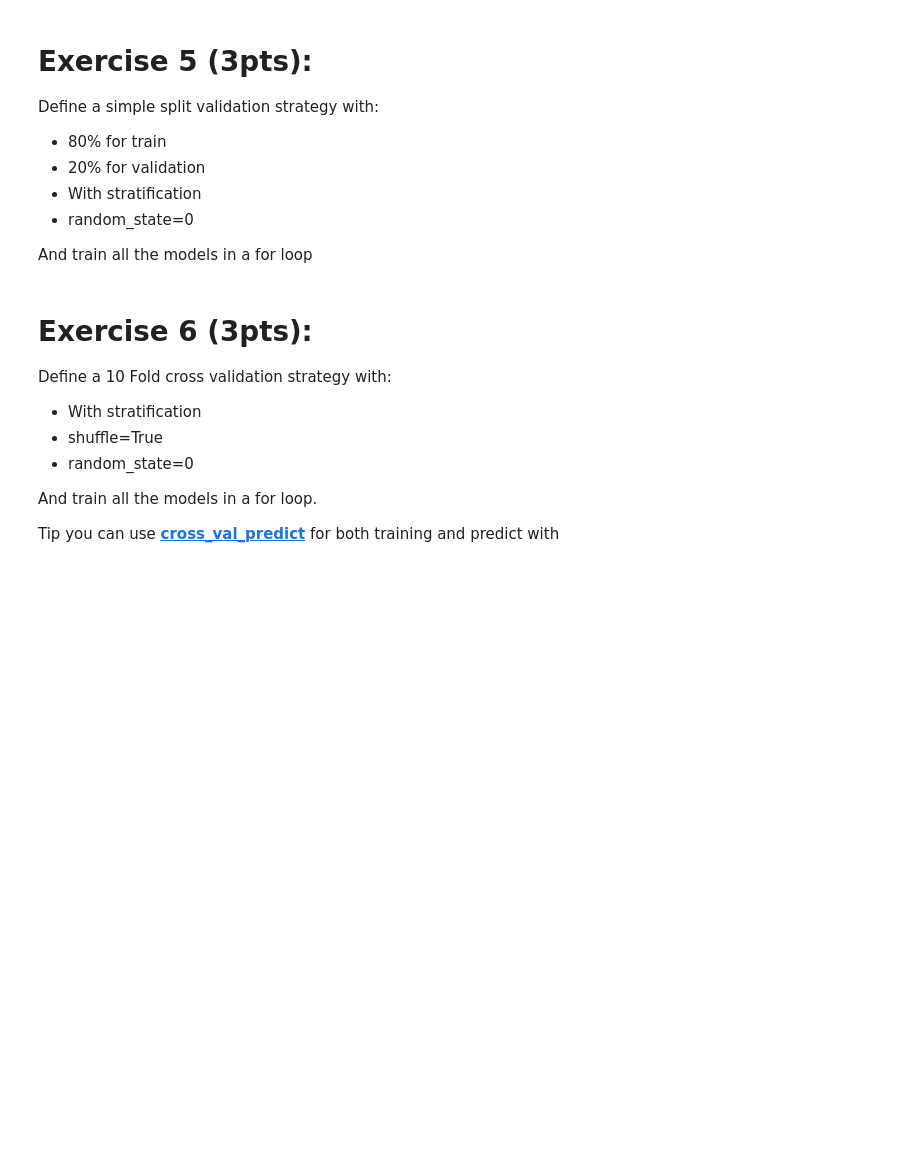
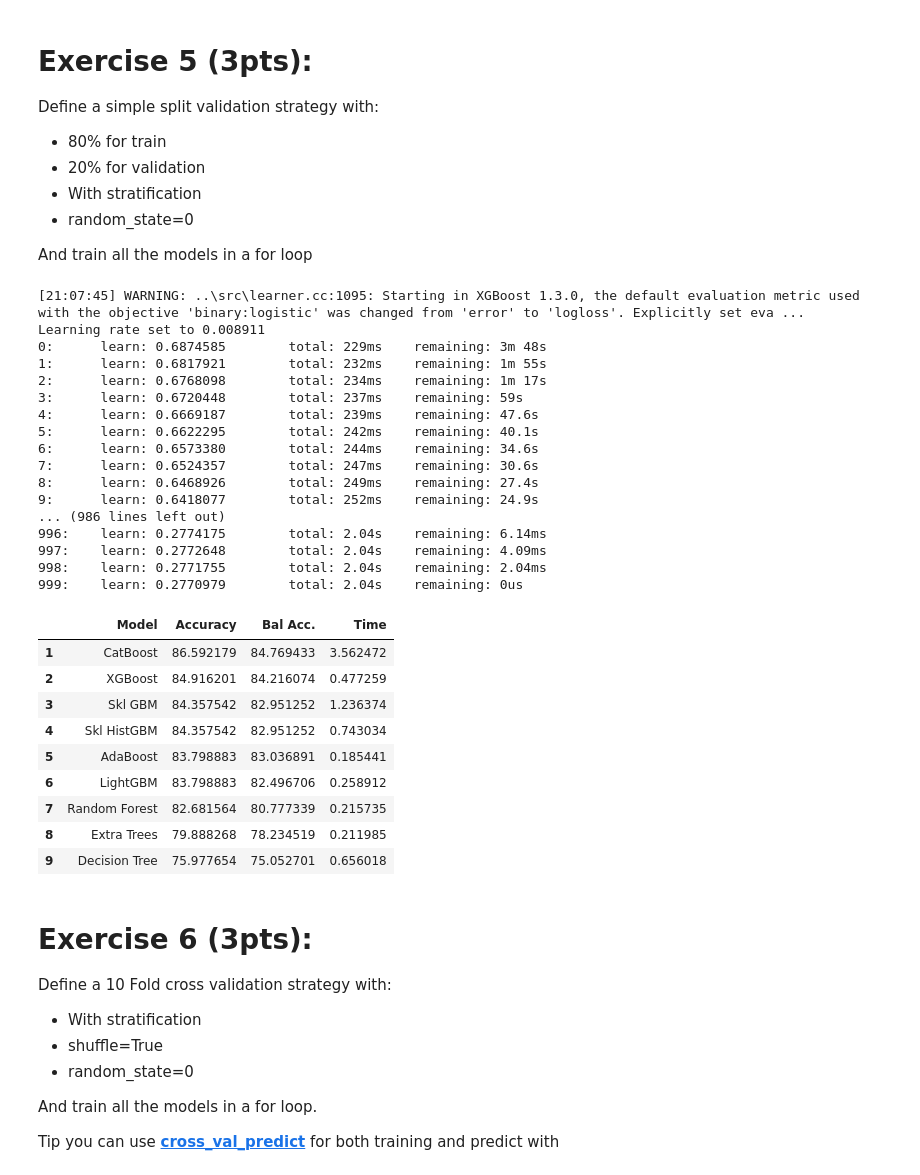
Before and after one commit to Canis-Ignem/nbgrader_submissions, a Jupyter notebook: fe1/18fe1.ipynb, the cells around one changed output. Drawn from its saved outputs; the diff is of its cells as text; code cells hidden in the pictures; blank space fills up the shorter version.

```diff
--- a/fe1/18fe1.ipynb
+++ b/fe1/18fe1.ipynb
@@ -323,11 +328,11 @@ ModuleNotFoundError: No module named 'lightgbm'
 # %%
 """
 tree_classifiers = {
-  "Decision Tree": DecisionTreeClassifier(),
+  "Decision Tree":
   "Extra Trees":
   "Random Forest":
   "AdaBoost":
-  "Skl GBM":
+  "Skl GBM":enable_hist_gradient_boosting(),
   "Skl HistGBM":
   "XGBoost":
   "LightGBM":
@@ -338,7 +343,17 @@ tree_classifiers["LightGBM"]
 
 
 # YOUR CODE HERE
-raise NotImplementedError()
+# raise NotImplementedError()
+tree_classifiers = {
+  "Decision Tree": DecisionTreeClassifier(),
+  "Extra Trees": ExtraTreesClassifier(),
+  "Random Forest": RandomForestClassifier(),
+  "AdaBoost":AdaBoostClassifier(),
+  "Skl GBM":HistGradientBoostingClassifier(),#enable_hist_gradient_boosting(),
+  "Skl HistGBM":HistGradientBoostingClassifier(),
+  "XGBoost":XGBClassifier(),
+  "LightGBM":LGBMClassifier(),
+  "CatBoost":CatBoostClassifier()}
 
 tree_classifiers = {name: pipeline.make_pipeline(tree_prepro, model) for name, model in tree_classifiers.items()}
 
@@ -362,38 +395,89 @@ x_train, x_val, y_train, y_val = model_selection.train_test_split(
 )
 """
 # YOUR CODE HERE
-raise NotImplementedError()
+# raise NotImplementedError()
+
+x_train, x_val, y_train, y_val = model_selection.train_test_split(x, y, test_size = 0.2, stratify = y, random_state = 4)
+
+
 
 
 results = pd.DataFrame({'Model': [], 'Accuracy': [], 'Bal Acc.': [], 'Time': []})
 
 """
 for model_name, model in tree_classifiers.items():
     start_time = time.time()
 
     # FOR EVERY PIPELINE (PREPRO + MODEL) -> TRAIN WITH TRAIN DATA (x_train)
 
     # GET PREDICTIONS USING x_val
     pred = # CODE HERE
 
     total_time = time.time() - start_time
 
     results = results.append({"Model":    model_name,
                               "Accuracy": metrics.accuracy_score(y_val, pred)*100,
                               "Bal Acc.": metrics.balanced_accuracy_score(y_val, pred)*100,
                               "Time":     total_time},
                               ignore_index=True)
 
 
 """
 
 # YOUR CODE HERE
-raise NotImplementedError()
+# raise NotImplementedError()
+
+for model_name, model in tree_classifiers.items():
+    start_time = time.time()
+
+#     full_model = pipeline.Pipeline([('preprocessor', tree_prepro),('model',model_name)])
+    model.fit(x_train,y_train)
+    # FOR EVERY PIPELINE (PREPRO + MODEL) -> TRAIN WITH TRAIN DATA (x_train)
+
+    # GET PREDICTIONS USING x_val
+#     pred = full_model.predict(x_val)# CODE HERE
+    pred = model.predict(x_val)
+
+    total_time = time.time() - start_time
+
+    results = results.append({"Model":    model_name,
+                              "Accuracy": metrics.accuracy_score(y_val, pred)*100,
+                              "Bal Acc.": metrics.balanced_accuracy_score(y_val, pred)*100,
+                              "Time":     total_time},
+                              ignore_index=True)
 
 
 results_ord = results.sort_values(by=['Accuracy'], ascending=False, ignore_index=True)
 results_ord.index += 1
 results_ord.style.bar(subset=['Accuracy', 'Bal Acc.'], vmin=0, vmax=100, color='#5fba7d')
+# %% [output]
+[21:07:45] WARNING: ..\src\learner.cc:1095: Starting in XGBoost 1.3.0, the default evaluation metric used with the objective 'binary:logistic' was changed from 'error' to 'logloss'. Explicitly set eva ...
+Learning rate set to 0.008911
+0:      learn: 0.6874585        total: 229ms    remaining: 3m 48s
+1:      learn: 0.6817921        total: 232ms    remaining: 1m 55s
+2:      learn: 0.6768098        total: 234ms    remaining: 1m 17s
+3:      learn: 0.6720448        total: 237ms    remaining: 59s
+4:      learn: 0.6669187        total: 239ms    remaining: 47.6s
+5:      learn: 0.6622295        total: 242ms    remaining: 40.1s
+6:      learn: 0.6573380        total: 244ms    remaining: 34.6s
+7:      learn: 0.6524357        total: 247ms    remaining: 30.6s
+8:      learn: 0.6468926        total: 249ms    remaining: 27.4s
+9:      learn: 0.6418077        total: 252ms    remaining: 24.9s
+... (986 lines left out)
+996:    learn: 0.2774175        total: 2.04s    remaining: 6.14ms
+997:    learn: 0.2772648        total: 2.04s    remaining: 4.09ms
+998:    learn: 0.2771755        total: 2.04s    remaining: 2.04ms
+999:    learn: 0.2770979        total: 2.04s    remaining: 0us
+|  | Model | Accuracy | Bal Acc. | Time |
+| 1 | CatBoost | 86.592179 | 84.769433 | 3.562472 |
+| 2 | XGBoost | 84.916201 | 84.216074 | 0.477259 |
+| 3 | Skl GBM | 84.357542 | 82.951252 | 1.236374 |
+| 4 | Skl HistGBM | 84.357542 | 82.951252 | 0.743034 |
+| 5 | AdaBoost | 83.798883 | 83.036891 | 0.185441 |
+| 6 | LightGBM | 83.798883 | 82.496706 | 0.258912 |
+| 7 | Random Forest | 82.681564 | 80.777339 | 0.215735 |
+| 8 | Extra Trees | 79.888268 | 78.234519 | 0.211985 |
+| 9 | Decision Tree | 75.977654 | 75.052701 | 0.656018 |
 # %%
 assert results_ord["Accuracy"].min() > 75
 assert results_ord["Bal Acc."].min() > 75
```
Also changed, not shown: parts of 3 cells of this notebook.
